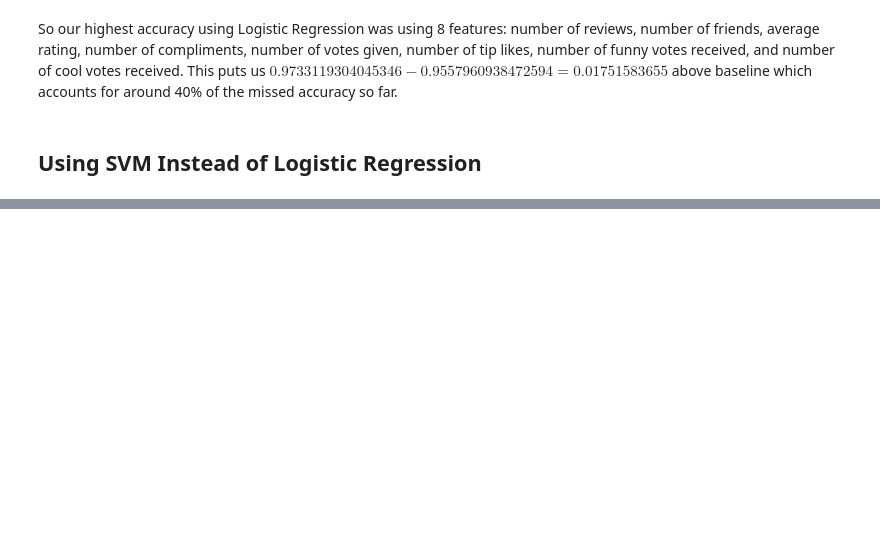
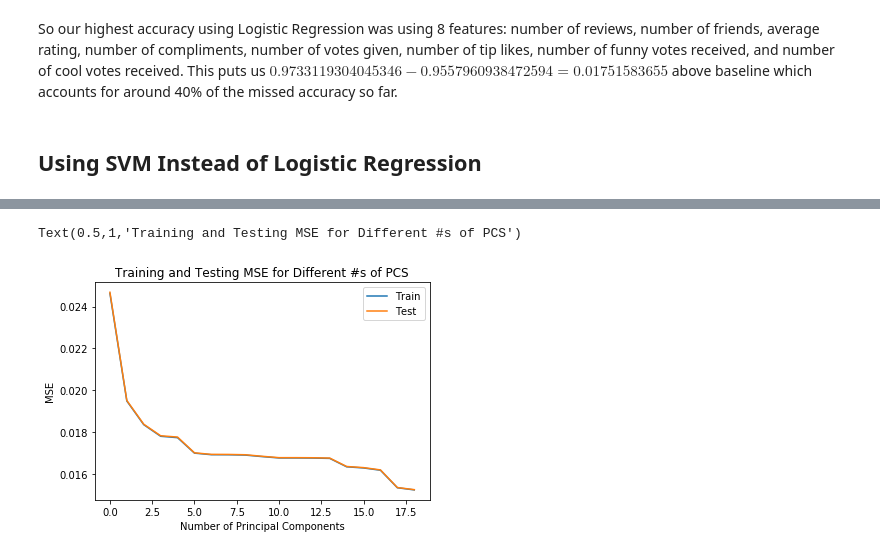
Before and after one commit to angela278/yelp-elite-predictions, a Jupyter notebook: Assignment 2.ipynb, the cells around one changed output, grey strips where cells are left out. Drawn from its saved outputs; the diff is of its cells as text; code cells hidden in the pictures; blank space fills up the shorter version.

```diff
--- a/Assignment 2.ipynb
+++ b/Assignment 2.ipynb
@@ -1024,0 +777,2 @@ print("Test accuracy was " + str(testAcc))
+# %%
+feature_df = df.drop(columns=['elite'])
@@ -1024,0 +788,36 @@ print("Test accuracy was " + str(testAcc))
+# %%
+pca = PCA(n_components=19)
+principalComponents = pca.fit_transform(feature_df)
+# %%
+principalDf = pd.DataFrame(data = principalComponents, columns = ['PC1', 'PC2', 'PC3', 'PC4', 'PC5', 'PC6', 'PC7', 'PC8', 'PC9', 'PC10', 'PC11', 'PC12', 'PC13', 'PC14', 'PC15', 'PC16', 'PC17', 'PC18', 'PC19'])
+# %%
+principalDf["elite"] = df["elite"]
+mse_train = []
+mse_test = []
+formula = 'elite ~ '
+k_used = []
+for k in principalDf:
+    if k == 'elite':
+        break
+    if not k_used:
+        formula = formula + k
+    else:
+        formula = formula + " + " + k
+    k_used.append(k)
+
+    this_mse_train = []
+    this_mse_test = []
+    kf_col = k_used.copy()
+    kf_col.append('elite')
+    df = principalDf[kf_col]
+    kf = KFold(n_splits=10)
+    for train_index, test_index in kf.split(df):
+        df_train = df.iloc[train_index, :]
+        df_test = df.iloc[test_index, :]
+        mod = smf.logit(formula, data=df_train).fit()
+        yhat_train = mod.predict(df_train[k_used])
+        this_mse_train.append(mean_squared_error(df_train["elite"], yhat_train))
+        yhat_test = mod.predict(df_test[k_used])
+        this_mse_test.append(mean_squared_error(df_test["elite"], yhat_test))
+    mse_train.append(np.mean(this_mse_train))
+    mse_test.append(np.mean(this_mse_test))
@@ -1024,0 +842,10 @@ print("Test accuracy was " + str(testAcc))
+# %%
+plt.plot(mse_train, label="Train")
+plt.plot(mse_test, label="Test")
+plt.legend()
+plt.xlabel("Number of Principal Components")
+plt.ylabel("MSE")
+plt.title("Training and Testing MSE for Different #s of PCS")
+# %% [output]
+Text(0.5,1,'Training and Testing MSE for Different #s of PCS')
+[figure, added]
```
Also changed, not shown: parts of 61 cells of this notebook.
